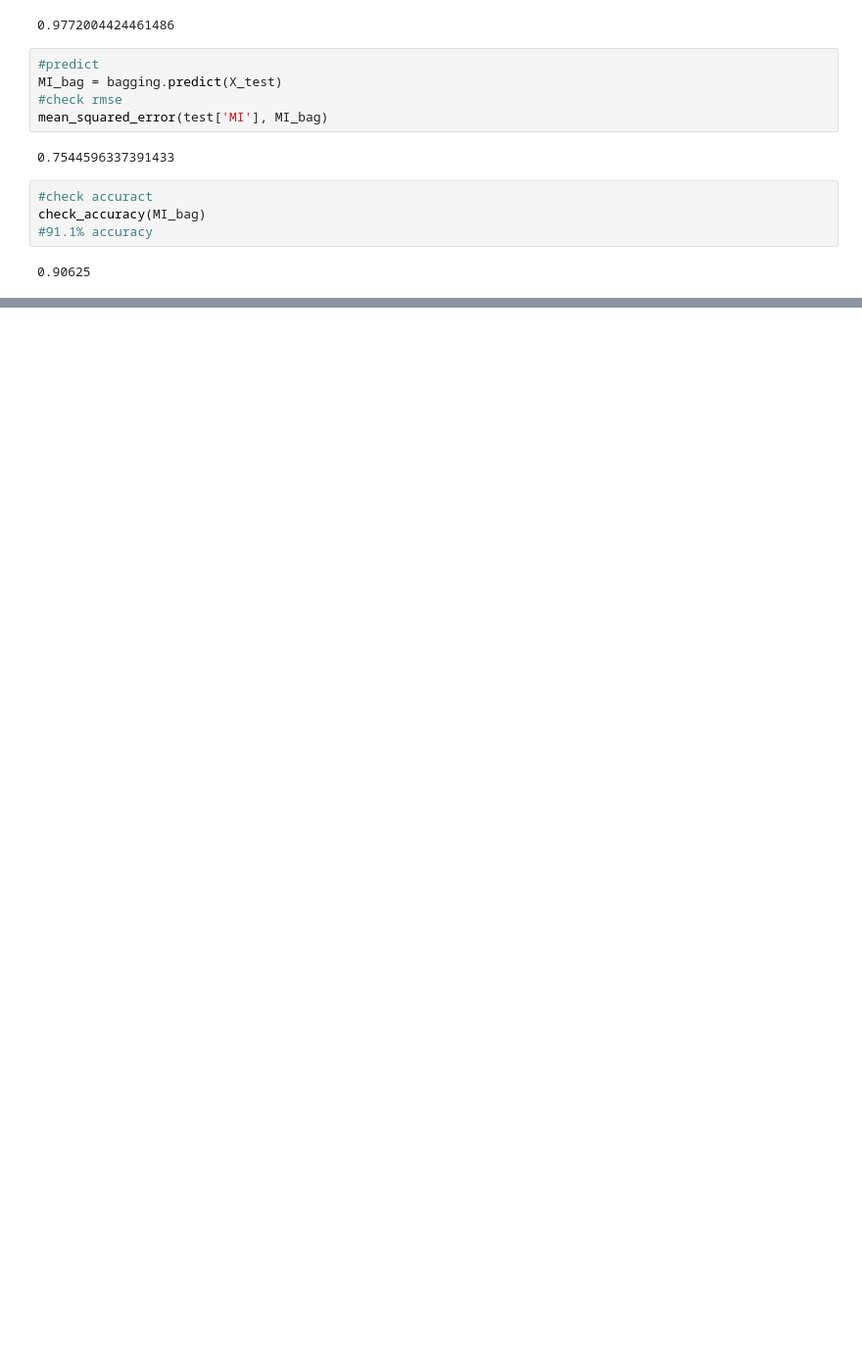
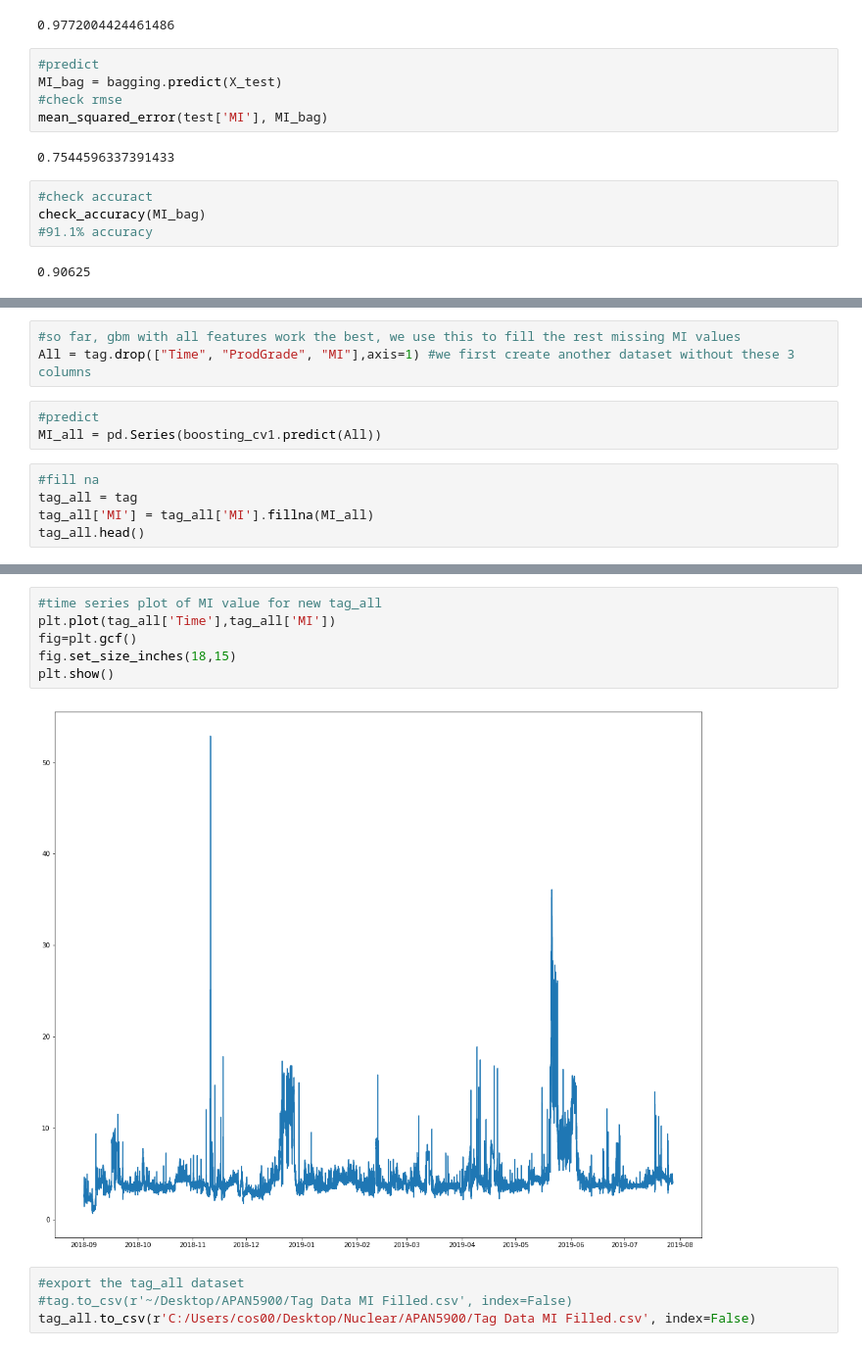
Before and after one commit to sanguis09/Capstone-project, a Jupyter notebook: src/Data Exploration.ipynb, the cells around one changed output, grey strips where cells are left out. Shown at 98% size. Drawn from its saved outputs; the diff is of its cells as text; blank space fills up the shorter version.

```diff
--- a/src/Data Exploration.ipynb
+++ b/src/Data Exploration.ipynb
@@ -806,0 +870,11 @@ plt.show()
+# %%
+#so far, gbm with all features work the best, we use this to fill the rest missing MI values
+All = tag.drop(["Time", "ProdGrade", "MI"],axis=1) #we first create another dataset without these 3 columns
+# %%
+#predict
+MI_all = pd.Series(boosting_cv1.predict(All))
+# %%
+#fill na
+tag_all = tag
+tag_all['MI'] = tag_all['MI'].fillna(MI_all)
+tag_all.head()
@@ -806,0 +889,12 @@ plt.show()
+# %%
+#time series plot of MI value for new tag_all
+plt.plot(tag_all['Time'],tag_all['MI'])
+fig=plt.gcf()
+fig.set_size_inches(18,15)
+plt.show()
+# %% [output]
+[figure, added]
+# %%
+#export the tag_all dataset
+#tag.to_csv(r'~/Desktop/APAN5900/Tag Data MI Filled.csv', index=False)
+tag_all.to_csv(r'C:/Users/cos00/Desktop/Nuclear/APAN5900/Tag Data MI Filled.csv', index=False)
```
Also changed, not shown: parts of 40 cells of this notebook.
